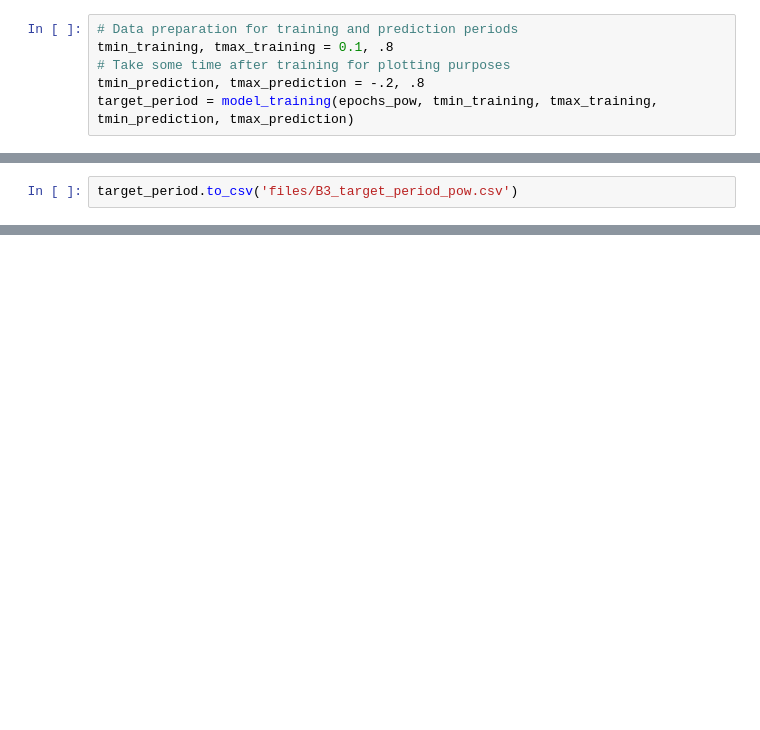
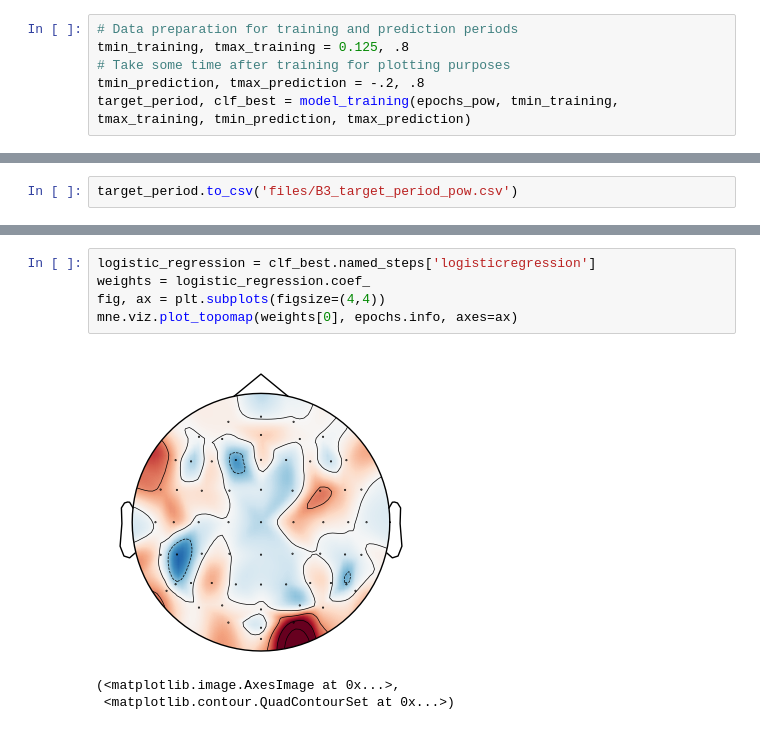
Before and after one commit to LpZamora/RIFT_thesis_expe2, a Jupyter notebook: 2_analysis_B3.ipynb, the cells around one changed output, grey strips where cells are left out. Drawn from its saved outputs; the diff is of its cells as text; blank space fills up the shorter version.

```diff
--- a/2_analysis_B3.ipynb
+++ b/2_analysis_B3.ipynb
@@ -713,10 +712,10 @@ target_period.to_csv('files/B3_baseline_pow.csv')
 ## Training on the attention window (target onset period)
 # %%
 # Data preparation for training and prediction periods
-tmin_training, tmax_training = 0.1, .8
+tmin_training, tmax_training = 0.125, .8
 # Take some time after training for plotting purposes
 tmin_prediction, tmax_prediction = -.2, .8
-target_period = model_training(epochs_pow, tmin_training, tmax_training, tmin_prediction, tmax_prediction)
+target_period, clf_best = model_training(epochs_pow, tmin_training, tmax_training, tmin_prediction, tmax_prediction)
 # %% [output]
 [Parallel(n_jobs=5)]: Using backend LokyBackend with 5 concurrent workers.
 
@@ -746,0 +766,9 @@ target_period.to_csv('files/B3_target_period_pow.csv')
+# %%
+logistic_regression = clf_best.named_steps['logisticregression']
+weights = logistic_regression.coef_
+fig, ax = plt.subplots(figsize=(4,4))
+mne.viz.plot_topomap(weights[0], epochs.info, axes=ax)
+# %% [output]
+[figure, added]
+(<matplotlib.image.AxesImage at 0x...>,
+ <matplotlib.contour.QuadContourSet at 0x...>)
```
Also changed, not shown: parts of 13 cells of this notebook, 23 other files.
